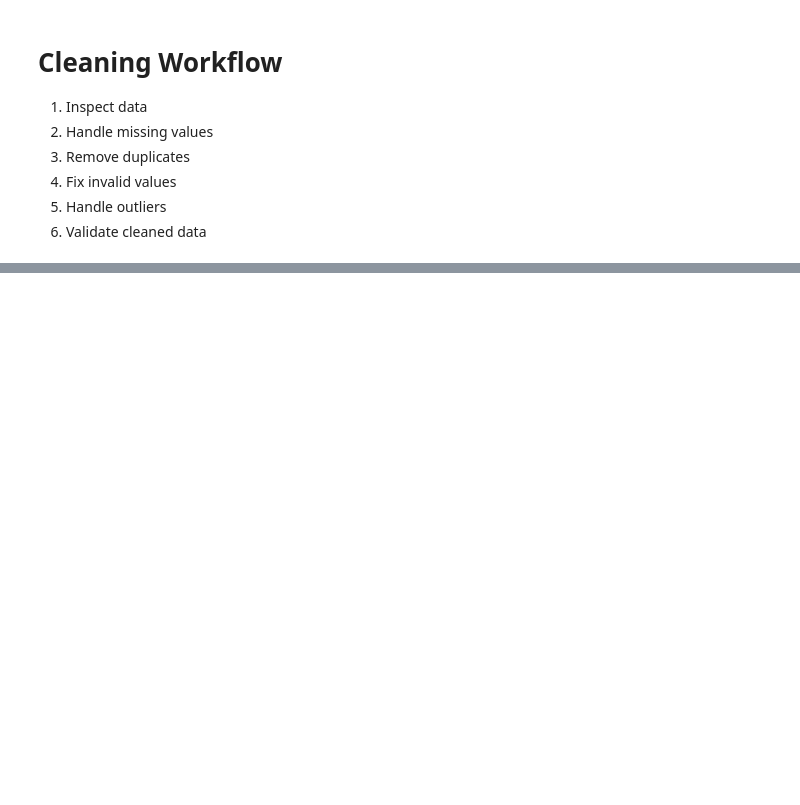
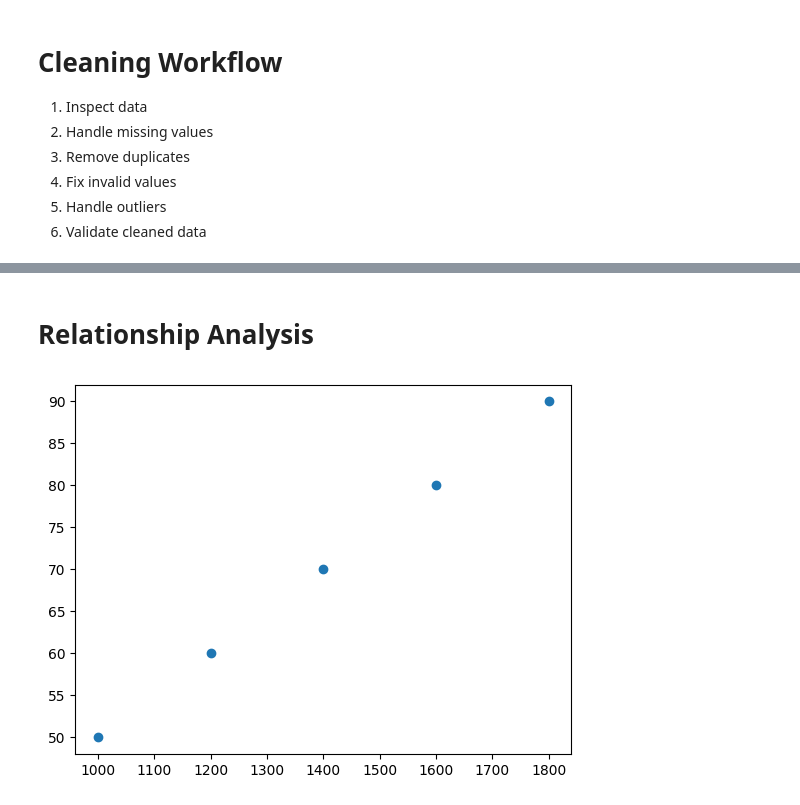
Before and after one commit to iamkhan49/Machine-Learning, a Jupyter notebook: Machine_Learning.ipynb, the cells around one changed output, grey strips where cells are left out. Cells and saved outputs as stored; diff of their text form; code cells hidden in the pictures; blank space fills up the shorter version.

```diff
--- a/Machine_Learning.ipynb
+++ b/Machine_Learning.ipynb
@@ -725,0 +831,17 @@ df.describe()
+# %% [markdown]
+# Relationship Analysis
+# %%
+#Does Area affect Price?
+#Use scatter plot.
+
+# Interpretation:
+# If graph moves upward:
+# Positive relation.
+
+# Meaning:
+# Higher area → Higher price
+
+plt.scatter(df["Area"], df["Price"])
+plt.show()
+# %% [output]
+[figure, added]
```
Also changed, not shown: parts of 13 cells of this notebook.
